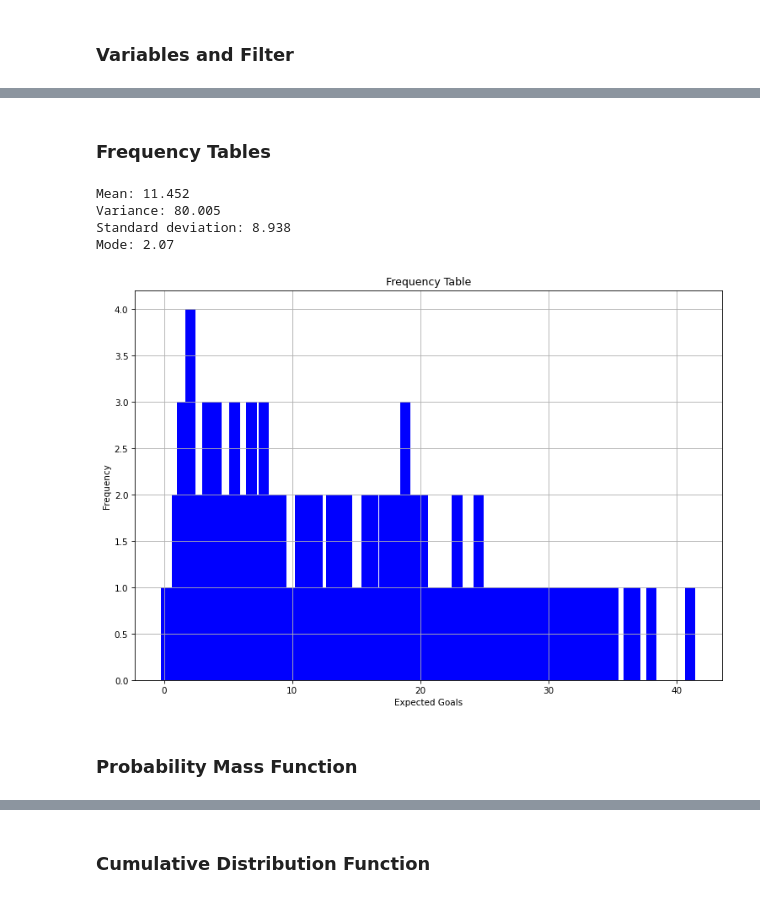
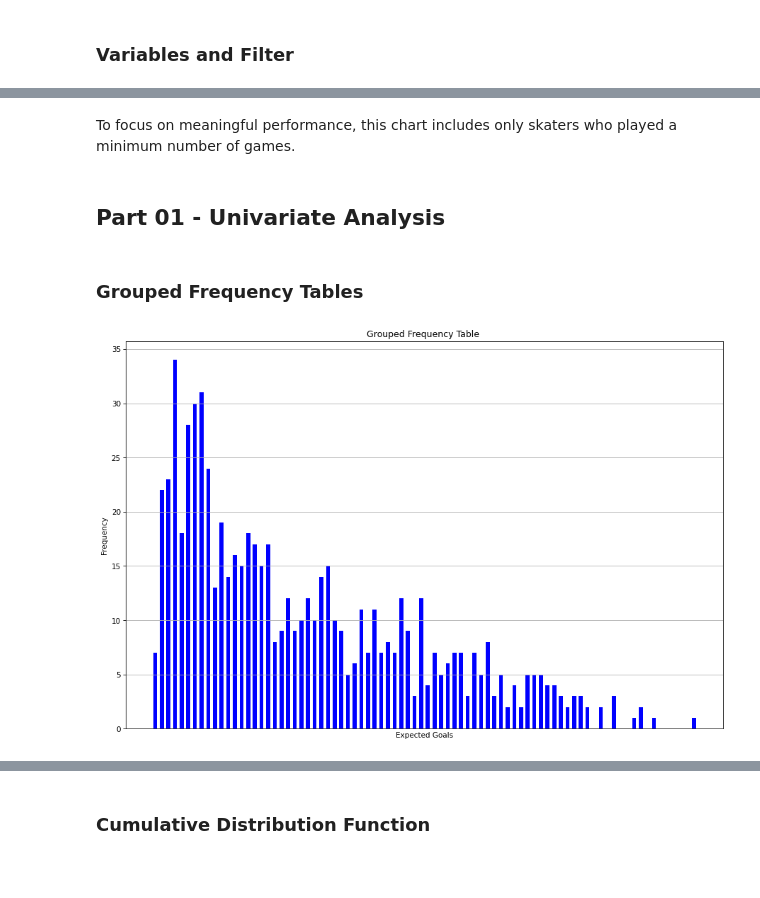
Before and after one commit to thedanicode24/moneypuck-data, a Jupyter notebook: skaters/expected-goals.ipynb, the cells around one changed output, grey strips where cells are left out. Saved outputs shown, nothing was run; the diff lists cells and outputs as text; code cells hidden in the pictures; blank space fills up the shorter version.

Commit message:
only useful notebooks

```diff
--- a/skaters/expected-goals.ipynb
+++ b/skaters/expected-goals.ipynb
@@ -64,0 +86,3 @@ Number of features: 152
+# %%
+df_goals = df.drop(["playerId", "season", "name", "team"], axis=1)
+data_cleaning.print_df_size(df_goals)
@@ -72,2 +93,0 @@ name_player = "Auston Matthews"
-# %%
-df_goals = df[(df["situation"] == situation) & (df["games_played"] >= min_games_played)]
@@ -89,12 +94,35 @@ Player with the most number of expected goals in 4-on-5 situations: Alex Tuch wi
+# %%
+# Filters
+situation = "all"
+min_games_played = 20
+
+# Variables
+feature="I_F_xGoals"
+label="Expected Goals"
+label1="Forwards"
+label2="Defencemen"
+
+# Reference player
+name_player="Auston Matthews"
+ref_data = df[(df["name"]==name_player) & (df["situation"]==situation)]
+# %% [markdown]
+To focus on meaningful performance, this chart includes only skaters who played a minimum number of games.
+# %%
+df_goals = df_goals[(df_goals["situation"] == situation) & (df_goals["games_played"] >= min_games_played)]
+df_goals = df_goals.drop(["situation"], axis=1)
+
+df_forwards = df_goals[df_goals["position"]!="D"] # df about forwards
+df_forwards = df_forwards.drop(["position"], axis=1)
+
+df_dmen = df_goals[df_goals["position"]=="D"] # df about defencemen
+df_dmen = df_dmen.drop(["position"], axis=1)
+
+df_goals = df_goals.drop(["position"], axis=1)
+# %% [markdown]
+## Part 01 - Univariate Analysis
 # %% [markdown]
-### Frequency Tables
+### Grouped Frequency Tables
 # %%
-da.plot_ftab(df_goals, feature, xlabel="Expected Goals")
+da.plot_grouped_ftab(df_goals[feature], xlabel=label)
 # %% [output]
-Mean: 11.452
-Variance: 80.005
-Standard deviation: 8.938
-Mode: 2.07
-[figure, old version]
+[figure, new version]
-# %% [markdown]
-### Probability Mass Function
```
Also changed, not shown: parts of 17 cells of this notebook, 3 other files.
